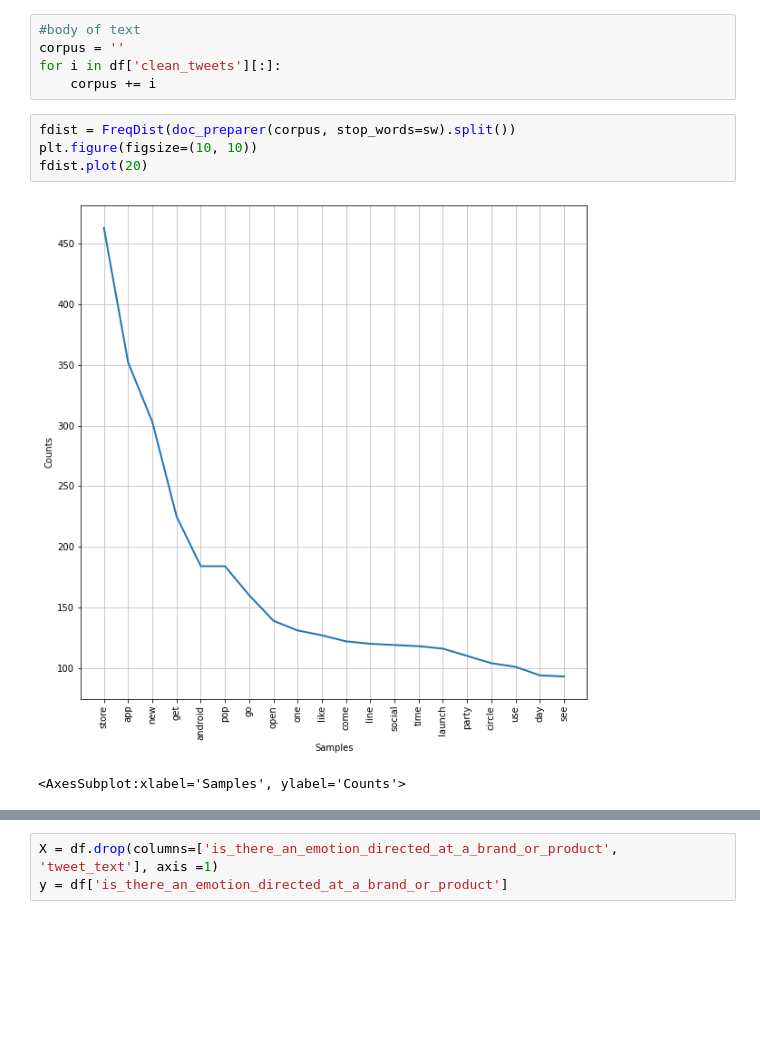
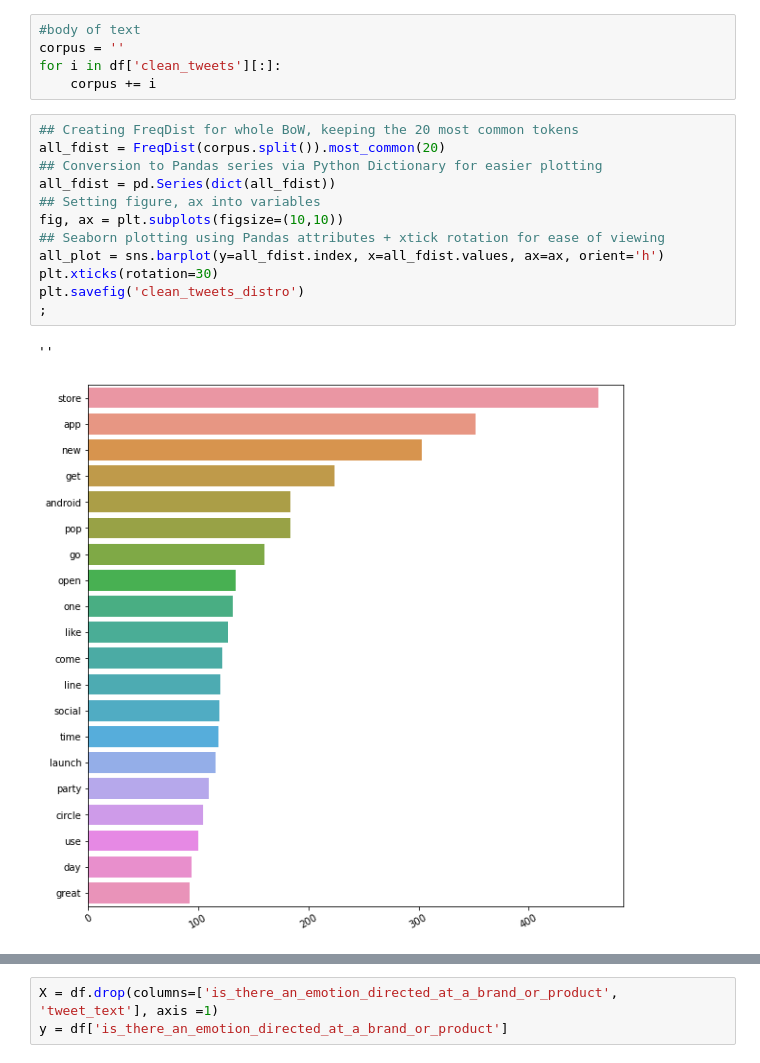
Before and after one commit to feelgd777/nlp-project-4, a Jupyter notebook: Data_Cleaning_Preprocessing-anton.ipynb, the cells around one changed output, grey strips where cells are left out. Cells and saved outputs as stored; diff of their text form; blank space fills up the shorter version.

```diff
--- a/Data_Cleaning_Preprocessing-anton.ipynb
+++ b/Data_Cleaning_Preprocessing-anton.ipynb
@@ -186,10 +162,18 @@ df['clean_tweets'] = df['tweet_text'].apply(doc_preparer)
 corpus = ''
 for i in df['clean_tweets'][:]:
     corpus += i
-# %%
-fdist = FreqDist(doc_preparer(corpus, stop_words=sw).split())
-plt.figure(figsize=(10, 10))
-fdist.plot(20)
-# %% [output]
-[figure, removed]
-<AxesSubplot:xlabel='Samples', ylabel='Counts'>
+# %%
+## Creating FreqDist for whole BoW, keeping the 20 most common tokens
+all_fdist = FreqDist(corpus.split()).most_common(20)
+## Conversion to Pandas series via Python Dictionary for easier plotting
+all_fdist = pd.Series(dict(all_fdist))
+## Setting figure, ax into variables
+fig, ax = plt.subplots(figsize=(10,10))
+## Seaborn plotting using Pandas attributes + xtick rotation for ease of viewing
+all_plot = sns.barplot(y=all_fdist.index, x=all_fdist.values, ax=ax, orient='h')
+plt.xticks(rotation=30)
+plt.savefig('clean_tweets_distro')
+;
+# %% [output]
+''
+[figure, added]
```
Also changed, not shown: parts of 35 cells of this notebook.
